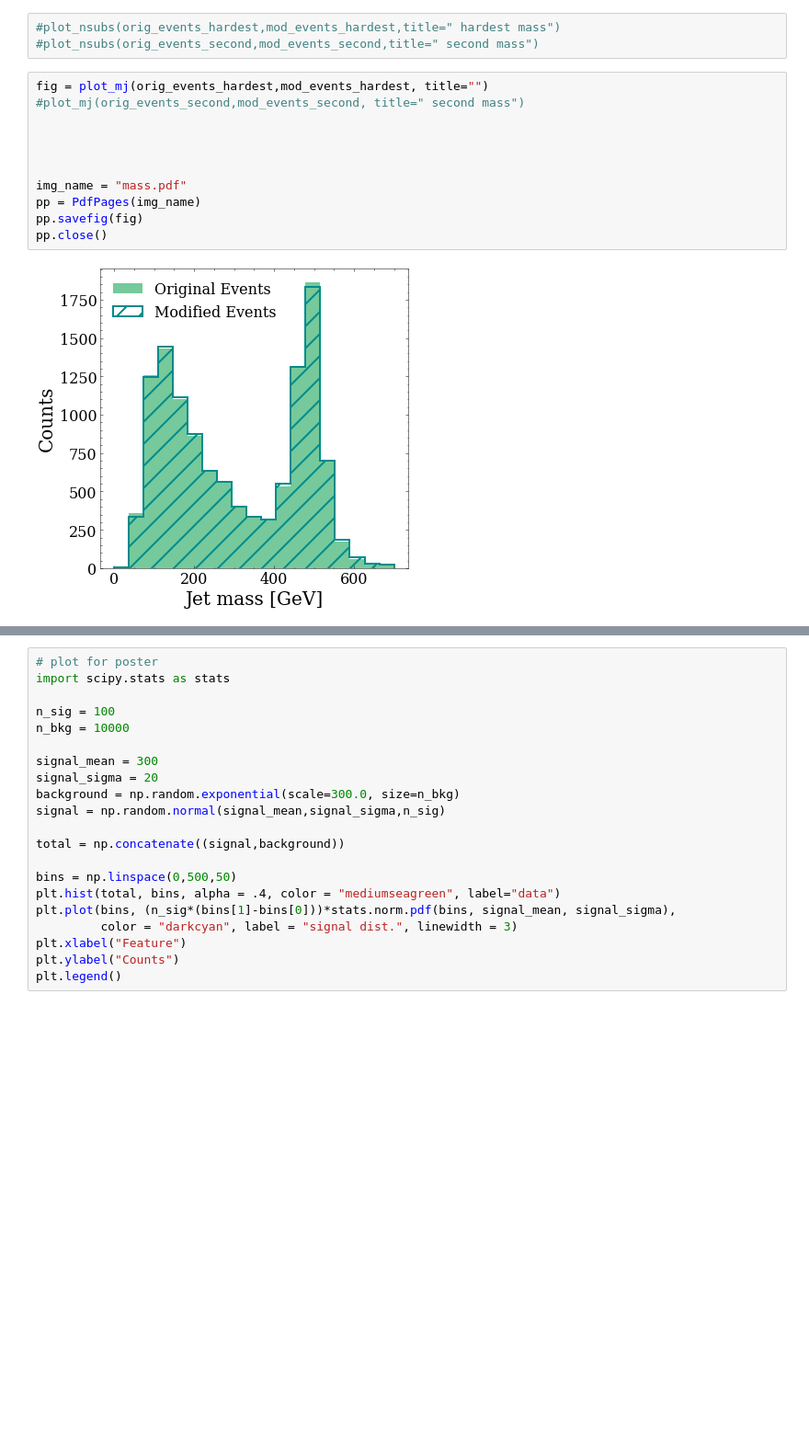
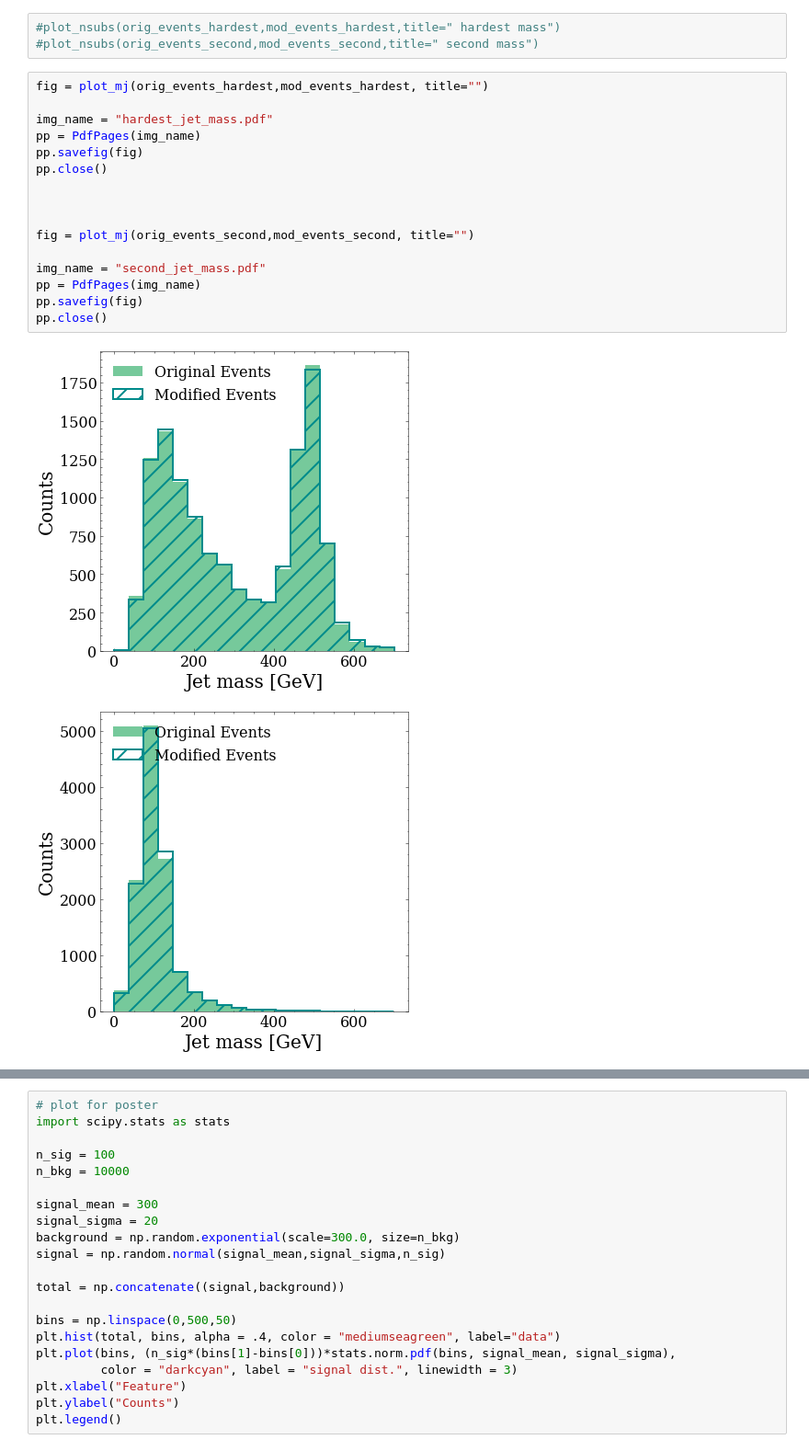
Before and after one commit to rmastand/JetCLR_AD, a Jupyter notebook: scripts/aug_testing.ipynb, the cells around one changed output, grey strips where cells are left out. Shown at 92% size. Drawn from its saved outputs; the diff is of its cells as text; blank space fills up the shorter version.

```diff
--- a/scripts/aug_testing.ipynb
+++ b/scripts/aug_testing.ipynb
@@ -140,15 +140,21 @@ mod_events_second = np.split(mod_events, 2, axis = 2)[1]
 #plot_nsubs(orig_events_second,mod_events_second,title=" second mass")
 # %%
 fig = plot_mj(orig_events_hardest,mod_events_hardest, title="")
-#plot_mj(orig_events_second,mod_events_second, title=" second mass")
+
+img_name = "hardest_jet_mass.pdf"
+pp = PdfPages(img_name)
+pp.savefig(fig)
+pp.close()
 
 
 
+fig = plot_mj(orig_events_second,mod_events_second, title="")
 
-img_name = "mass.pdf"
+img_name = "second_jet_mass.pdf"
 pp = PdfPages(img_name)
 pp.savefig(fig)
 pp.close()
 # %% [output]
 [figure]
+[figure, added]
 # %%
```
Also changed, not shown: parts of 1 cell of this notebook, 27 other files.
